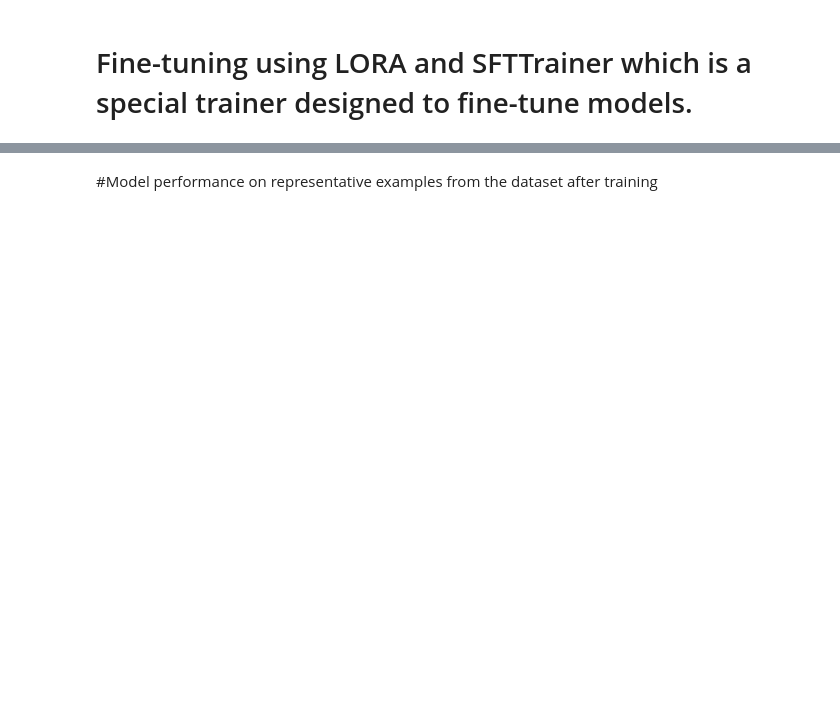
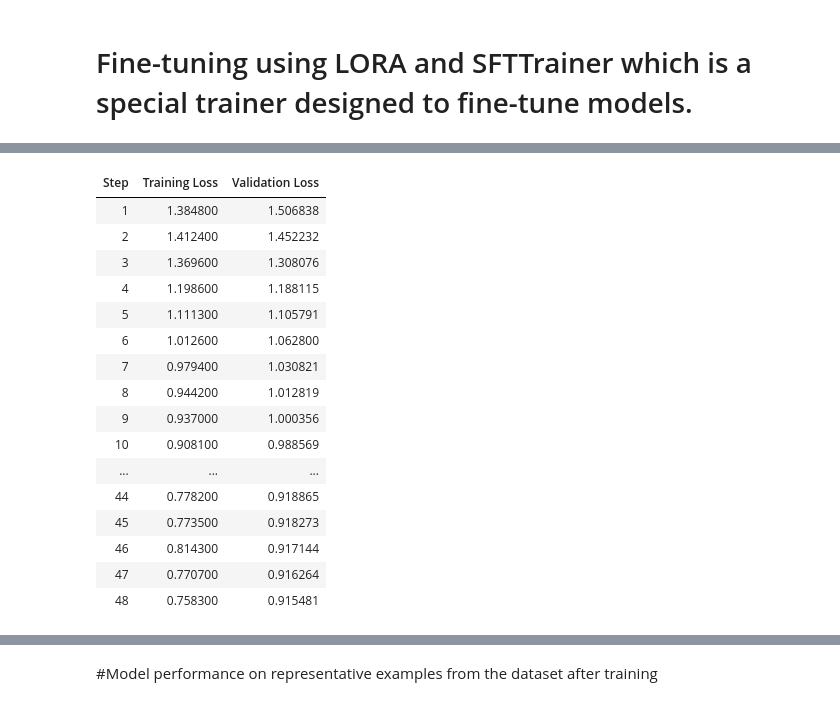
Before and after one commit to IslamiTP/Intro-to-LLM-Homework-2, a Jupyter notebook: run_ollama_in_colab.ipynb, the cells around one changed output, grey strips where cells are left out. Saved outputs shown, nothing was run; the diff lists cells and outputs as text; code cells hidden in the pictures; blank space fills up the shorter version.

Commit message:
Graphed training dataset against validation

```diff
--- a/run_ollama_in_colab.ipynb
+++ b/run_ollama_in_colab.ipynb
@@ -363,0 +262,72 @@ O^O/ \_/ \    Batch size per device = 2 | Gradient accumulation steps = 256
+# %%
+import matplotlib.pyplot as plt
+from transformers import TrainerCallback
+import numpy as np
+from unsloth import is_bfloat16_supported
+from trl import SFTTrainer
+from transformers import TrainingArguments, DataCollatorForSeq2Seq
+
+# Define a custom callback to capture the training and validation losses
+class LossLoggerCallback(TrainerCallback):
+    def __init__(self):
+        self.train_losses = []
+        self.val_losses = []
+
+    def on_log(self, args, state, control, logs=None, **kwargs):
+        if logs is not None:
+            # Capture training loss
+            if "loss" in logs:
+                self.train_losses.append(logs["loss"])
+
+            # Capture validation loss (eval_loss)
+            if "eval_loss" in logs:
+                self.val_losses.append(logs["eval_loss"])
+
+# Initialize the callback
+loss_logger = LossLoggerCallback()
+
+# Create a trainer object with the custom callback
+trainer = SFTTrainer(
+    model=model,
+    tokenizer=tokenizer,
+    train_dataset=train_dataset,
+    dataset_text_field="text",
+    max_seq_length=max_seq_length,
+    data_collator=DataCollatorForSeq2Seq(tokenizer=tokenizer),
+    dataset_num_proc=2,
+    packing=False,
+    eval_dataset=tokenized_datasets.select(range(100)),
+    args=TrainingArguments(
+        per_device_train_batch_size=2,
+        gradient_accumulation_steps=256,
+        warmup_steps=5,
+        num_train_epochs=1,
+        learning_rate=9e-4,
+        fp16=not is_bfloat16_supported(),
+        bf16=is_bfloat16_supported(),
+        logging_steps=1, # log training loss every 1 step
+        evaluation_strategy="steps",  # Ensure validation happens periodically
+        eval_steps=1,  # Evaluate every 1 step
+        optim="adamw_8bit",
+        weight_decay=0.01,
+        lr_scheduler_type="linear",
+        seed=3407,
+        output_dir="outputs",
+        report_to="none",
+    ),
+    callbacks=[loss_logger]  # Attach the loss logger callback
+)
+
+# Train the model
+trainer.train()
+
+# Final plot after training is complete
+plt.figure(figsize=(10, 5))
+plt.plot(loss_logger.train_losses, label='Train Loss')
+plt.plot(loss_logger.val_losses, label='Validation Loss')
+plt.xlabel('Steps')
+plt.ylabel('Loss')
+plt.title('Final Training and Validation Loss')
+plt.legend()
+plt.show()
+# %% [output]
@@ -363,0 +341,17 @@ O^O/ \_/ \    Batch size per device = 2 | Gradient accumulation steps = 256
+| Step | Training Loss | Validation Loss |
+| 1 | 1.384800 | 1.506838 |
+| 2 | 1.412400 | 1.452232 |
+| 3 | 1.369600 | 1.308076 |
+| 4 | 1.198600 | 1.188115 |
+| 5 | 1.111300 | 1.105791 |
+| 6 | 1.012600 | 1.062800 |
+| 7 | 0.979400 | 1.030821 |
+| 8 | 0.944200 | 1.012819 |
+| 9 | 0.937000 | 1.000356 |
+| 10 | 0.908100 | 0.988569 |
+| ... | ... | ... |
+| 44 | 0.778200 | 0.918865 |
+| 45 | 0.773500 | 0.918273 |
+| 46 | 0.814300 | 0.917144 |
+| 47 | 0.770700 | 0.916264 |
+| 48 | 0.758300 | 0.915481 |
```
Also changed, not shown: parts of 9 cells of this notebook.
